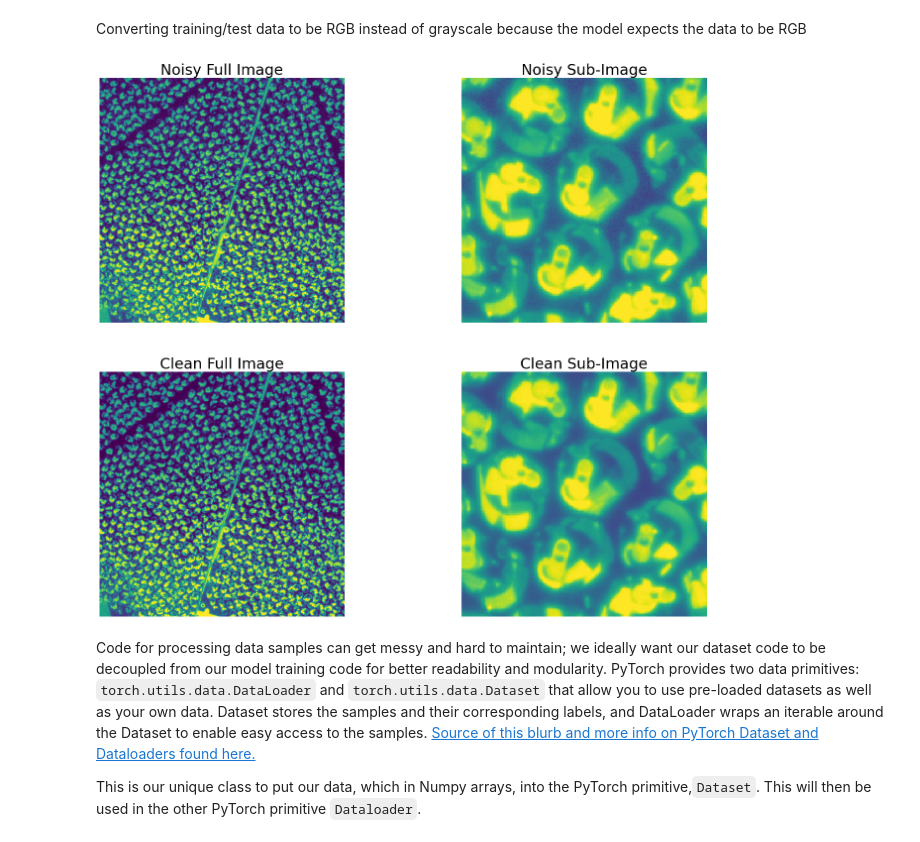
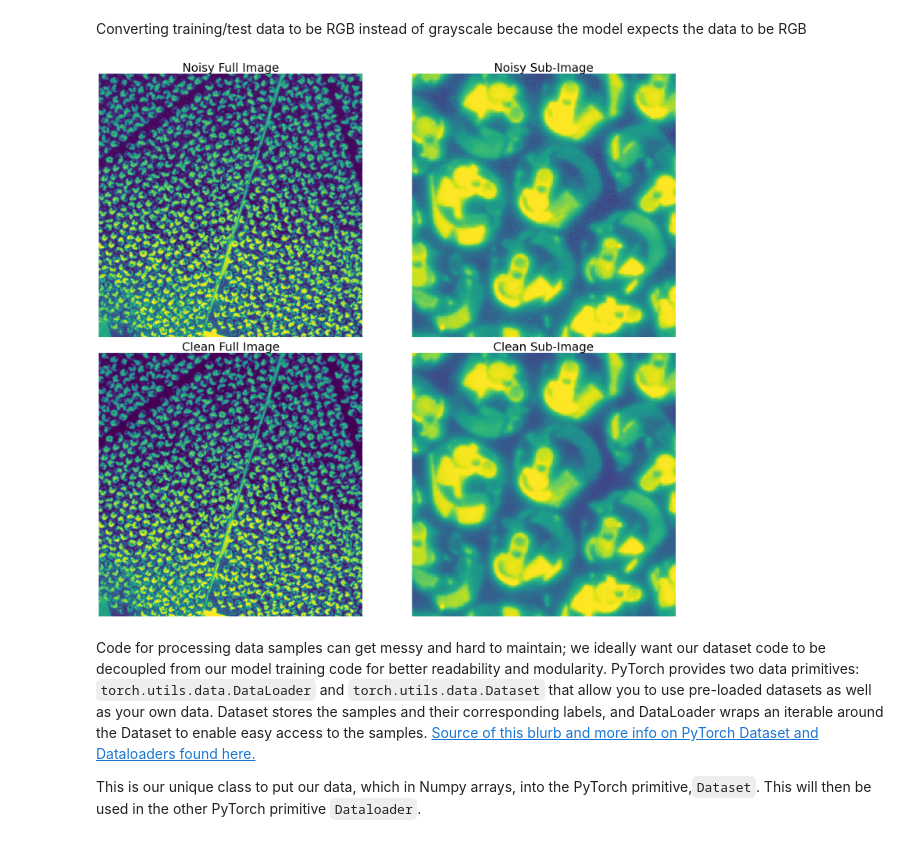
Before and after one commit to MatthewDowicz/DESI_DN, a Jupyter notebook: PFF_train.ipynb, the cells around one changed output. Drawn from its saved outputs; the diff is of its cells as text; code cells hidden in the pictures.

```diff
--- a/PFF_train.ipynb
+++ b/PFF_train.ipynb
@@ -53,29 +53,31 @@ Converting training/test data to be RGB instead of grayscale because the model e
 # %%
 def display_data(data, sample_id, height, width):
 
     noise = data[0]
     label = data[1]
 
     fig, ax = plt.subplots(2, 2, figsize=(24,20))
     vmin, vmax = np.percentile(noise[sample_id], (1,99))
 
 
     ax[0, 0].imshow(noise[sample_id][0], vmin=vmin, vmax=vmax, origin='lower', interpolation='none')
     ax[0, 0].set_title('Noisy Full Image', fontsize=30)
     ax[0, 0].axis('off')
     ax[0, 1].imshow(noise[sample_id][0][height:height+200, width:width+200], vmin=vmin, vmax=vmax, origin='lower', interpolation='none')
     ax[0, 1].set_title('Noisy Sub-Image', fontsize=30)
     ax[0, 1].axis('off')
     ax[1, 0].imshow(label[sample_id][0], vmin=vmin, vmax=vmax, origin='lower', interpolation='none')
     ax[1, 0].set_title('Clean Full Image', fontsize=30)
     ax[1, 0].axis('off')
     ax[1, 1].imshow(label[sample_id][0][height:height+200, width:width+200], vmin=vmin, vmax=vmax, origin='lower', interpolation='none')
     ax[1, 1].set_title('Clean Sub-Image', fontsize=30)
     ax[1, 1].axis('off')
 
+    fig.tight_layout()
+
 display_data(data=train_data, sample_id=0, height=100, width=300)
 # %% [output]
-[figure, old version]
+[figure, new version]
 # %% [markdown]
 Code for processing data samples can get messy and hard to maintain; we ideally want our dataset code to be decoupled from our model training code for better readability and modularity. PyTorch provides two data primitives: `torch.utils.data.DataLoader` and `torch.utils.data.Dataset` that allow you to use pre-loaded datasets as well as your own data. Dataset stores the samples and their corresponding labels, and DataLoader wraps an iterable around the Dataset to enable easy access to the samples. [Source of this blurb and more info on PyTorch Dataset and Dataloaders found here.](https://pytorch.org/tutorials/beginner/basics/data_tutorial.html)
 
```
Also changed, not shown: parts of 9 cells of this notebook, 3 other files.
